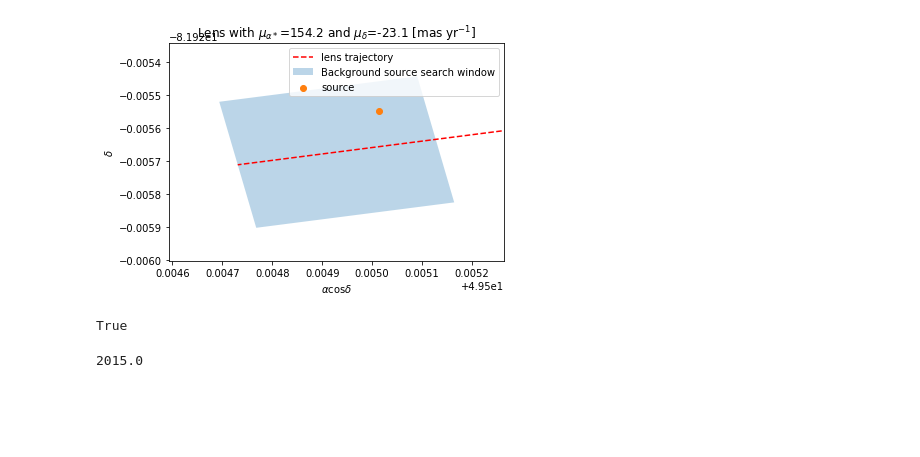
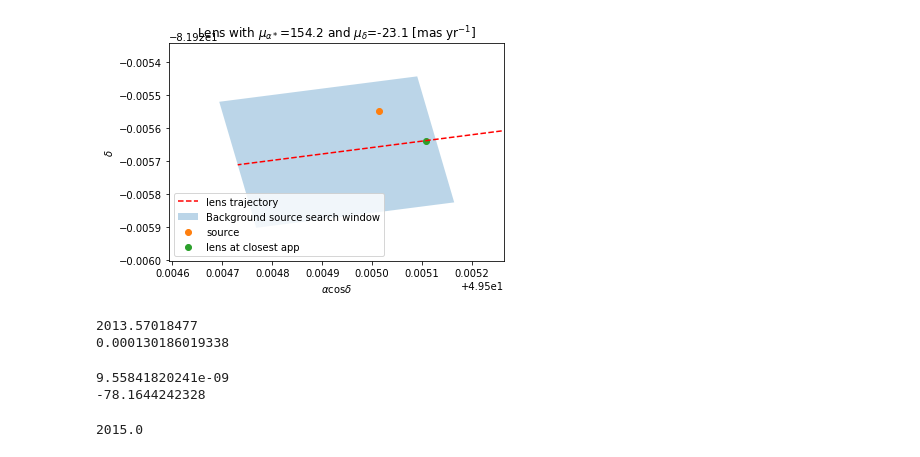
Before and after one commit to astrophpeter/Proft2012, a Jupyter notebook: runaftermatch.ipynb, the cells around one changed output. Drawn from its saved outputs; the diff is of its cells as text; code cells hidden in the pictures; blank space fills up the shorter version.

Commit message:
getting to the bottom of closest app

```diff
--- a/runaftermatch.ipynb
+++ b/runaftermatch.ipynb
@@ -47,39 +47,45 @@ for i in range(4,5):
         box = np.transpose(testlens1.get_lens_box())
         boxjX = np.append(box[0],box[0][0])
         boxjY = np.append(box[1],box[1][0])
 
         timeCl = testlens1.get_time_of_closest_app(sourceRa[0],sourceDec[0])
-        #distance = testlens1.get_angular_separation_at_epoch(timeCl,sourceRa[0],sourceDec[0])
+        distance = testlens1.get_angular_separation_at_epoch(timeCl,sourceRa[0],sourceDec[0])
 
-        #posClose = testlens1.get_eq_coords_at_epoch(timeCl)
+        posClose = testlens1.get_eq_coords_at_epoch(timeCl)
 
         plt.fill_between(boxjX,boxjY,alpha=0.3,label='Background source search window')
         plt.xlim(min(box[0]) - 0.0001,max(box[0]) + 0.0001)
         plt.ylim(min(box[1]) - 0.0001,max(box[1]) + 0.0001)
         plt.ylabel(r'$\delta$')
         plt.xlabel(r'$\alpha\cos\delta$')
 
         plt.title(r'Lens with $\mu_{\alpha *}$=%.1f and $\mu_{\delta}$=%.1f [mas yr$^{-1}$]'%(pmra[0],pmdec[0]))
         plt.scatter(sourceRa[0]*np.cos(np.deg2rad(sourceDec[0])),sourceDec[0],label='source')
         plt.plot([pos1[0],pos2[0]],[pos1[1],pos2[1]],'r--',label='lens trajectory')
-        #plt.scatter(posClose[0],posClose[1],label='lens at closest app')
+        plt.scatter(posClose[0],posClose[1],label='lens at closest app')
 
         plt.legend()
 
         plt.show()
 
         print(timeCl)
-        #print(distance)
+        print(distance)
 
         #plt.savefig(lensidstring)
         #plt.clf()
 
 
 #data = Table({'TGAS_id' : Cand_TGASid, 'ppmxl_id' : Cand_ppmxlid},names=['TGAS_id','ppmxl_id'])
 #ascii.write(data,'largpmcandidates.txt')
 # %% [output]
-[figure, old version]
+[figure, new version]
-True
+2013.57018477
+0.000130186019338
+# %%
+8.11757724979e-05
+# %% [output]
+9.55841820241e-09
+-78.1644242328
 # %%
 # %% [output]
 2015.0
```
Also changed, not shown: 1 other file.
